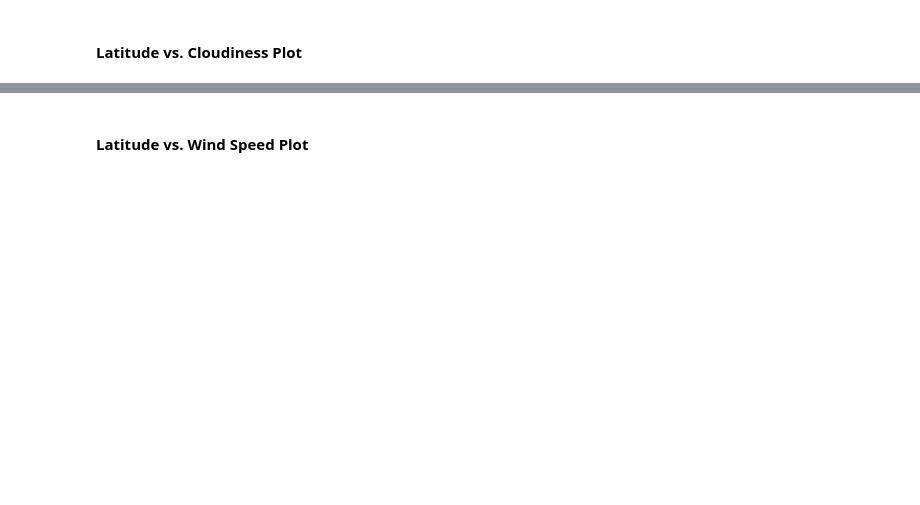
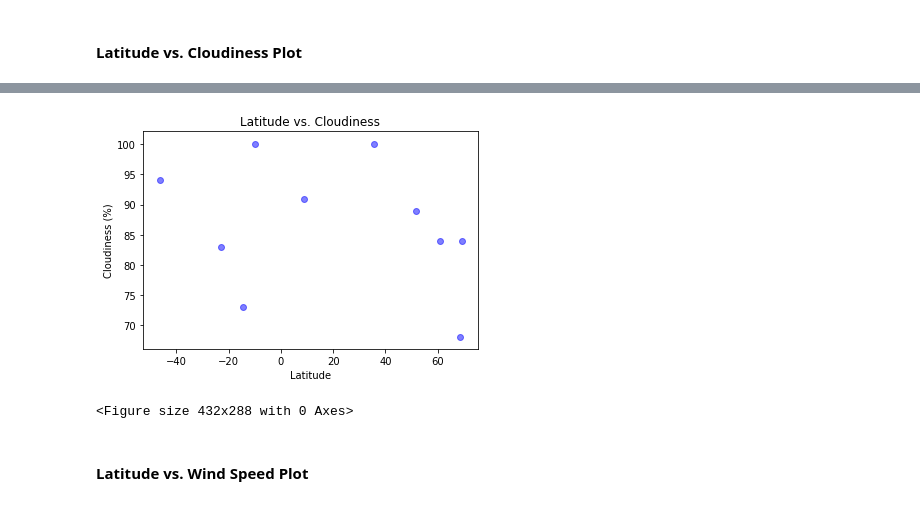
Before and after one commit to Vangroovy/Mapping-Homework, a Jupyter notebook: WeatherPy.ipynb, the cells around one changed output, grey strips where cells are left out. Saved outputs shown, nothing was run; the diff lists cells and outputs as text; code cells hidden in the pictures; blank space fills up the shorter version.

```diff
--- a/WeatherPy.ipynb
+++ b/WeatherPy.ipynb
@@ -115,2 +204,20 @@ responses_json
+# %%
+#Scatterplot of Latitude vs Cloudiness
+y = city_file_df['Humidity']
+x = city_file_df['Latitude']
+for i in range (len(city_file_df)):
+
+    #plot each dot
+    plt.scatter(x.loc[i],y.loc[i], alpha=0.50, color="blue")
+
+#add legend
+plt.title("Latitude vs. Cloudiness")
+plt.ylabel('Cloudiness (%)')
+plt.xlabel('Latitude')
+plt.show()
+mp.savefig('Lat_vs_cloudiness.png')
+# %% [output]
+[figure, added]
+<Figure size 432x288 with 0 Axes>
 # %% [markdown]
 #### Latitude vs. Wind Speed Plot
```
Also changed, not shown: parts of 13 cells of this notebook.
